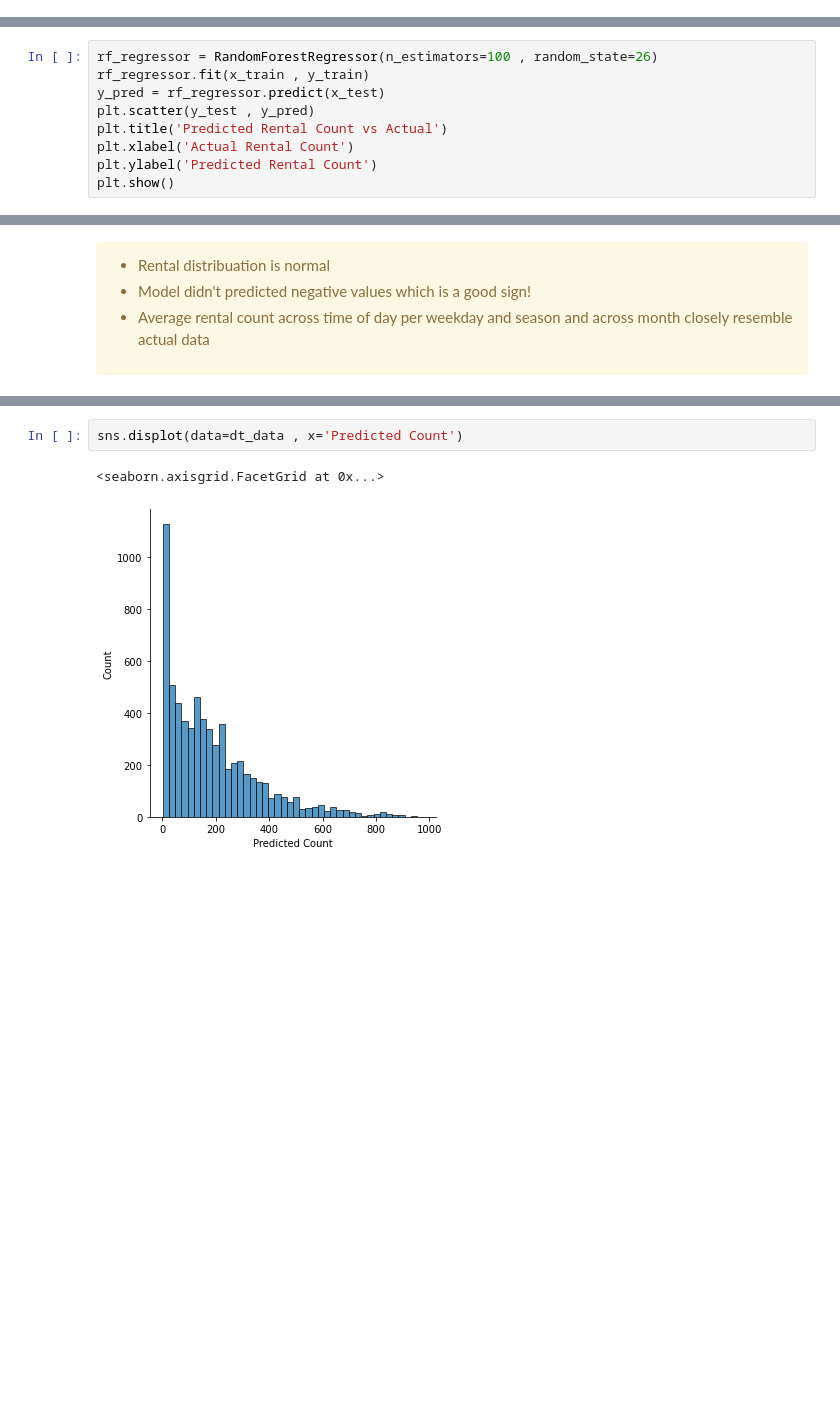
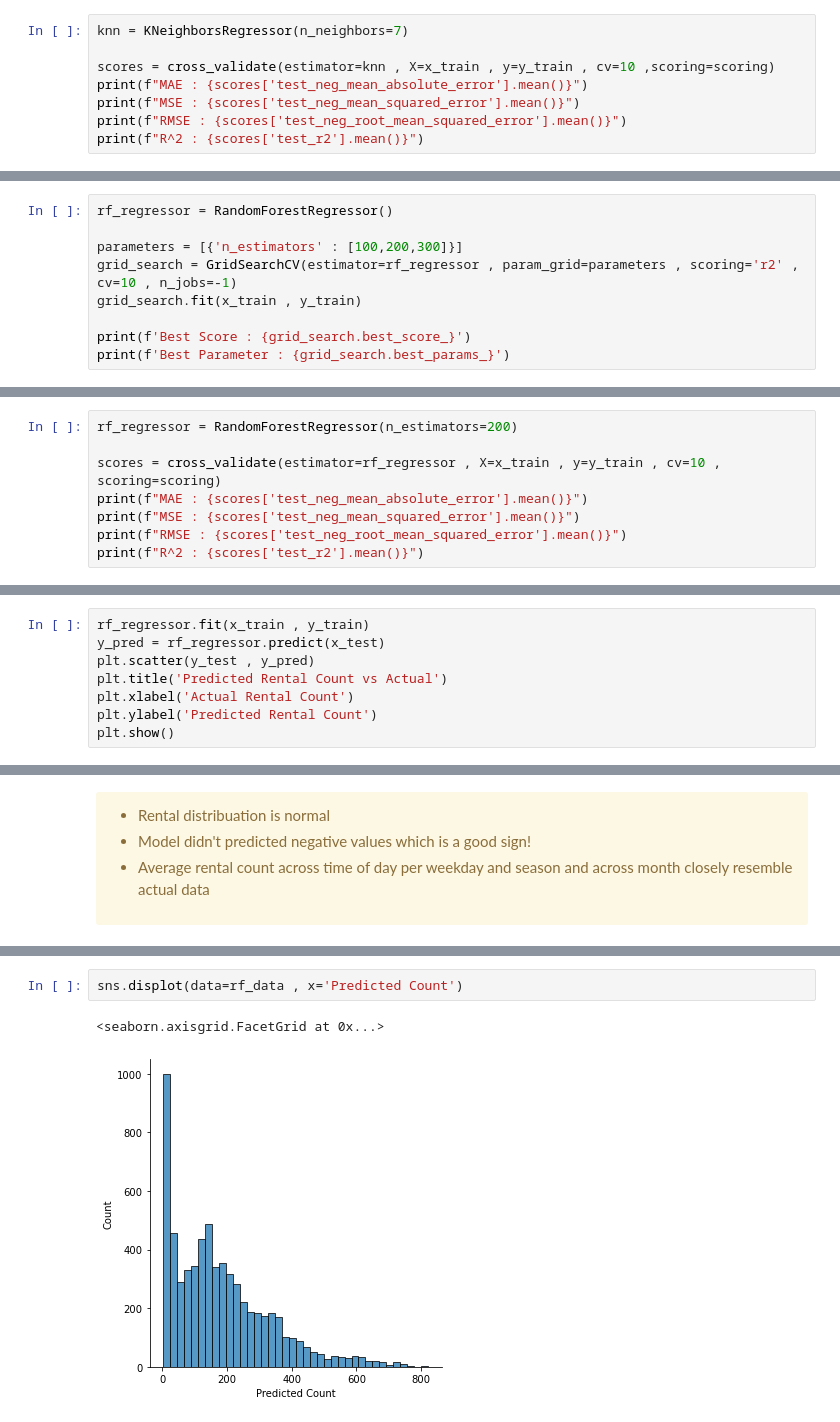
Before and after one commit to BKV15/AI_Utech, a Jupyter notebook: Machine Learning/Exercise_4/Mini Project 2.ipynb, the cells around one changed output, grey strips where cells are left out. Drawn from its saved outputs; the diff is of its cells as text; blank space fills up the shorter version.

```diff
--- a/Machine Learning/Exercise_4/Mini Project 2.ipynb
+++ b/Machine Learning/Exercise_4/Mini Project 2.ipynb
@@ -472,0 +555,8 @@ R^2 : 0.5758104186717132
+# %%
+knn = KNeighborsRegressor(n_neighbors=7)
+
+scores = cross_validate(estimator=knn , X=x_train , y=y_train , cv=10 ,scoring=scoring)
+print(f"MAE : {scores['test_neg_mean_absolute_error'].mean()}")
+print(f"MSE : {scores['test_neg_mean_squared_error'].mean()}")
+print(f"RMSE : {scores['test_neg_root_mean_squared_error'].mean()}")
+print(f"R^2 : {scores['test_r2'].mean()}")
@@ -520,3 +640,12 @@ R^2 : 0.7570569534892403
 <div class="alert alert-block alert-danger">
     <h3 align="center">Random Forest Regression</h3>
 </div>
+# %%
+rf_regressor = RandomForestRegressor()
+
+parameters = [{'n_estimators' : [100,200,300]}]
+grid_search = GridSearchCV(estimator=rf_regressor , param_grid=parameters , scoring='r2' , cv=10 , n_jobs=-1)
+grid_search.fit(x_train , y_train)
+
+print(f'Best Score : {grid_search.best_score_}')
+print(f'Best Parameter : {grid_search.best_params_}')
@@ -522,0 +655,8 @@ R^2 : 0.7570569534892403
+# %%
+rf_regressor = RandomForestRegressor(n_estimators=200)
+
+scores = cross_validate(estimator=rf_regressor , X=x_train , y=y_train , cv=10 , scoring=scoring)
+print(f"MAE : {scores['test_neg_mean_absolute_error'].mean()}")
+print(f"MSE : {scores['test_neg_mean_squared_error'].mean()}")
+print(f"RMSE : {scores['test_neg_root_mean_squared_error'].mean()}")
+print(f"R^2 : {scores['test_r2'].mean()}")
@@ -523,5 +668,4 @@ R^2 : 0.7570569534892403
 # %%
-rf_regressor = RandomForestRegressor(n_estimators=100 , random_state=26)
 rf_regressor.fit(x_train , y_train)
 y_pred = rf_regressor.predict(x_test)
 plt.scatter(y_test , y_pred)
@@ -829,8 +1103,8 @@ rf_data.sample()
 # %%
-sns.displot(data=dt_data , x='Predicted Count')
+sns.displot(data=rf_data , x='Predicted Count')
 # %% [output]
 <seaborn.axisgrid.FacetGrid at 0x...>
-[figure, old version]
+[figure, new version]
 # %%
 fig,ax = plt.subplots(3, figsize=(15,15))
 
```
Also changed, not shown: parts of 62 cells of this notebook.
